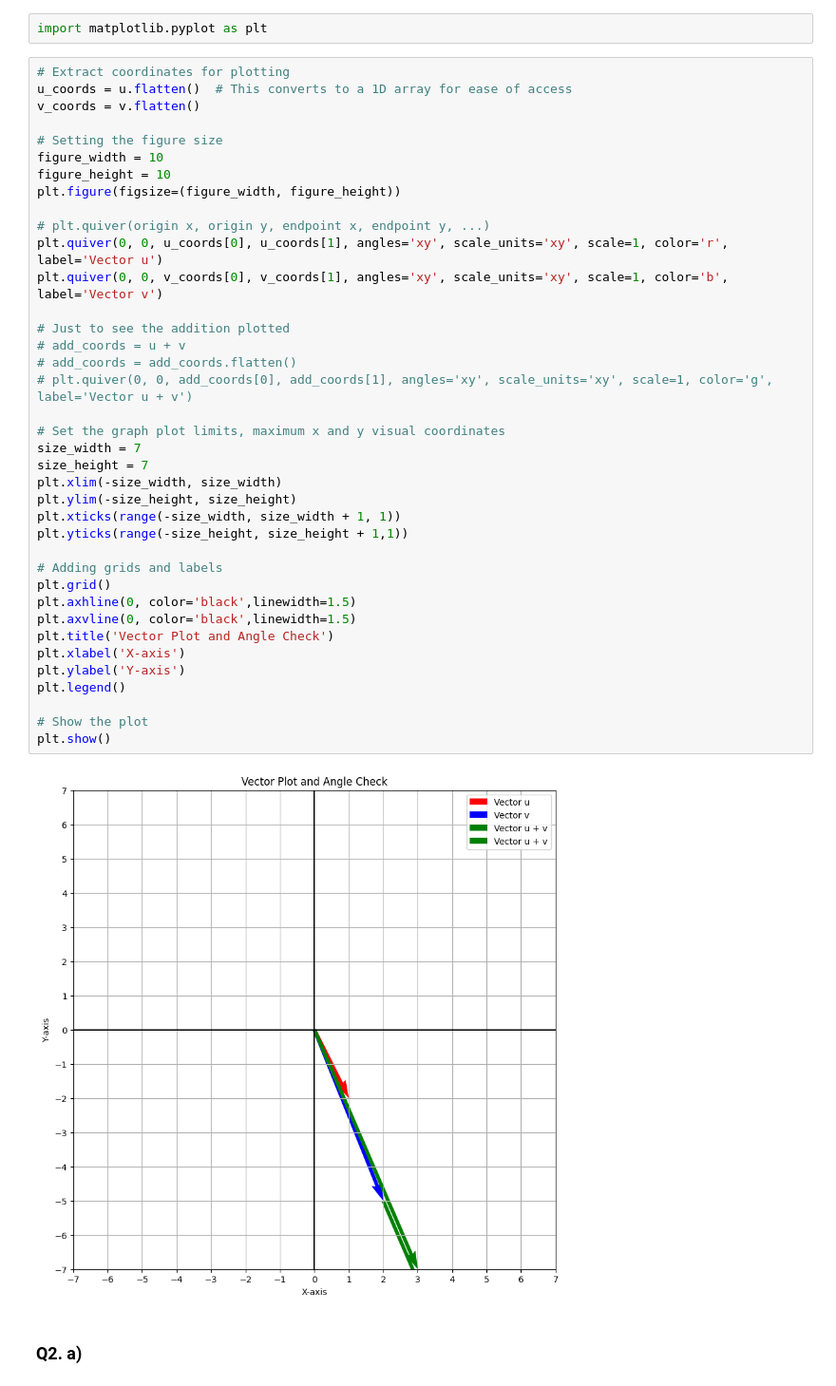
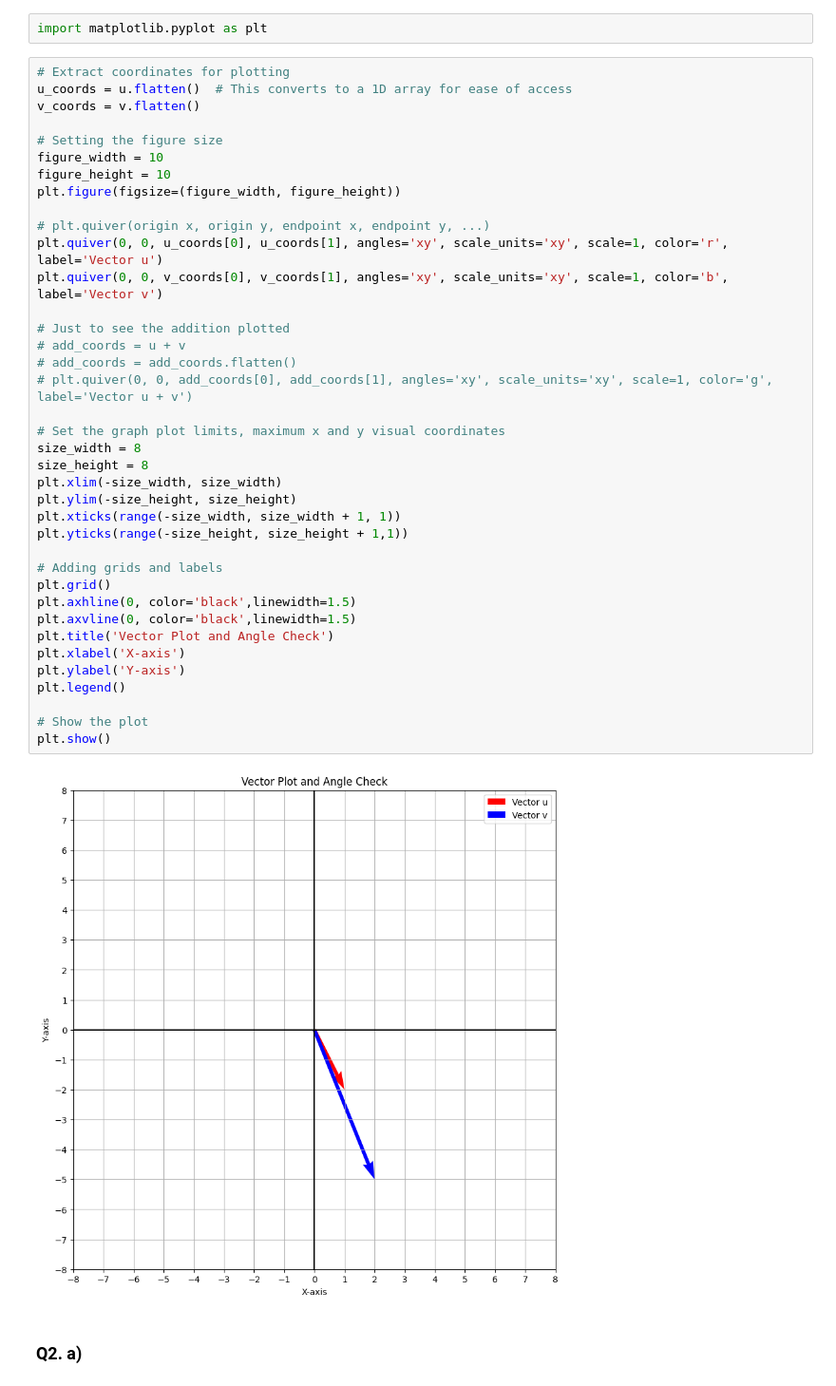
Before and after one commit to awals829/ML_w25, a Jupyter notebook: Practice/lab1.ipynb, the cells around one changed output. Shown: that part at 95% size. Cells and saved outputs as stored; diff of their text form.

```diff
--- a/Practice/lab1.ipynb
+++ b/Practice/lab1.ipynb
@@ -92,35 +92,35 @@ figure_width = 10
 figure_height = 10
 plt.figure(figsize=(figure_width, figure_height))
 
 # plt.quiver(origin x, origin y, endpoint x, endpoint y, ...)
 plt.quiver(0, 0, u_coords[0], u_coords[1], angles='xy', scale_units='xy', scale=1, color='r', label='Vector u')
 plt.quiver(0, 0, v_coords[0], v_coords[1], angles='xy', scale_units='xy', scale=1, color='b', label='Vector v')
 
 # Just to see the addition plotted
 # add_coords = u + v
 # add_coords = add_coords.flatten()
 # plt.quiver(0, 0, add_coords[0], add_coords[1], angles='xy', scale_units='xy', scale=1, color='g', label='Vector u + v')
 
 # Set the graph plot limits, maximum x and y visual coordinates
-size_width = 7
-size_height = 7
+size_width = 8
+size_height = 8
 plt.xlim(-size_width, size_width)
 plt.ylim(-size_height, size_height)
 plt.xticks(range(-size_width, size_width + 1, 1))
 plt.yticks(range(-size_height, size_height + 1,1))
 
 # Adding grids and labels
 plt.grid()
 plt.axhline(0, color='black',linewidth=1.5)
 plt.axvline(0, color='black',linewidth=1.5)
 plt.title('Vector Plot and Angle Check')
 plt.xlabel('X-axis')
 plt.ylabel('Y-axis')
 plt.legend()
 
 # Show the plot
 plt.show()
 # %% [output]
-[figure, old version]
+[figure, new version]
 # %% [markdown]
 ### Q2. a)
```
Also changed, not shown: parts of 8 cells of this notebook.
